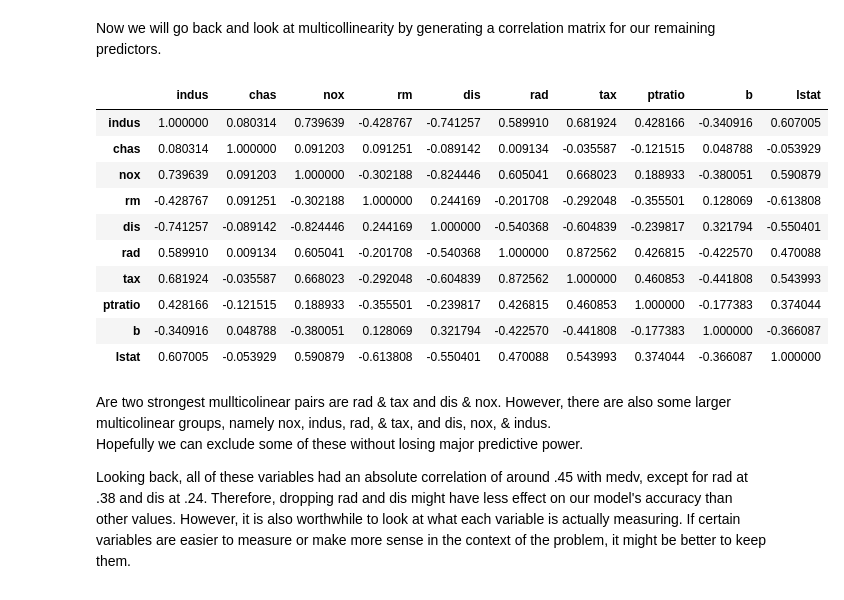
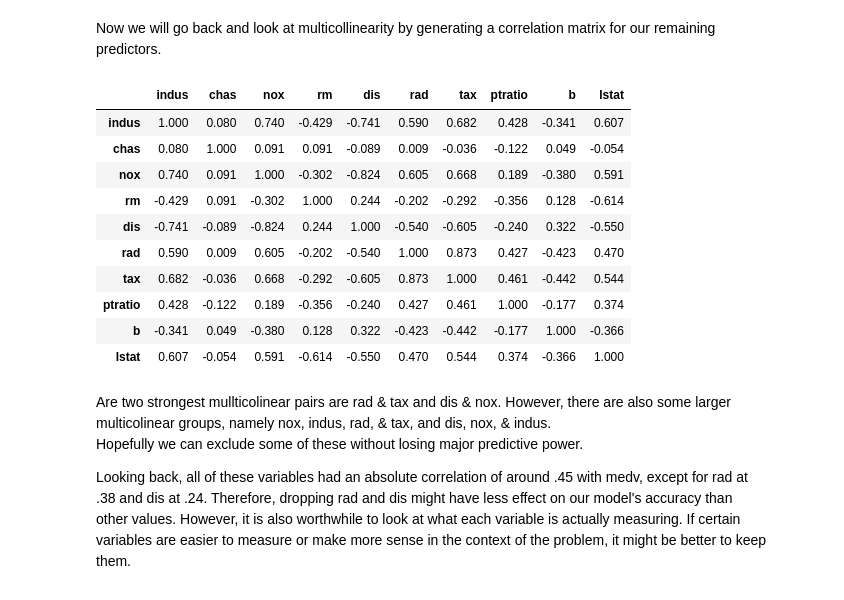
Before and after one commit to DataScienceForEngineers/DataProcTraining, a Jupyter notebook: Module 3 Linear Regression - Statsmodels/LinearRegression.ipynb, the cells around one changed output. Drawn from its saved outputs; the diff is of its cells as text; code cells hidden in the pictures.

```diff
--- a/Module 3 Linear Regression - Statsmodels/LinearRegression.ipynb
+++ b/Module 3 Linear Regression - Statsmodels/LinearRegression.ipynb
@@ -271,19 +270,19 @@ Despite removing three predictors, the $R^2$ of our model barely dropped. This m
 Now we will go back and look at multicollinearity by generating a correlation matrix for our remaining predictors.
 # %%
 cor_matrix2 = x2.corr() #run correlation matrix
-cor_matrix2.style.background_gradient(cmap='coolwarm', axis=None, vmin=-1, vmax=1) #produce correlation matrix table with
+cor_matrix2.style.background_gradient(cmap='coolwarm', axis=None, vmin=-1, vmax=1).format("{:.3f}")  #produce correlation matrix table with
 # %% [output]
 |  | indus | chas | nox | rm | dis | rad | tax | ptratio | b | lstat |
-| indus | 1.000000 | 0.080314 | 0.739639 | -0.428767 | -0.741257 | 0.589910 | 0.681924 | 0.428166 | -0.340916 | 0.607005 |
-| chas | 0.080314 | 1.000000 | 0.091203 | 0.091251 | -0.089142 | 0.009134 | -0.035587 | -0.121515 | 0.048788 | -0.053929 |
-| nox | 0.739639 | 0.091203 | 1.000000 | -0.302188 | -0.824446 | 0.605041 | 0.668023 | 0.188933 | -0.380051 | 0.590879 |
-| rm | -0.428767 | 0.091251 | -0.302188 | 1.000000 | 0.244169 | -0.201708 | -0.292048 | -0.355501 | 0.128069 | -0.613808 |
-| dis | -0.741257 | -0.089142 | -0.824446 | 0.244169 | 1.000000 | -0.540368 | -0.604839 | -0.239817 | 0.321794 | -0.550401 |
-| rad | 0.589910 | 0.009134 | 0.605041 | -0.201708 | -0.540368 | 1.000000 | 0.872562 | 0.426815 | -0.422570 | 0.470088 |
-| tax | 0.681924 | -0.035587 | 0.668023 | -0.292048 | -0.604839 | 0.872562 | 1.000000 | 0.460853 | -0.441808 | 0.543993 |
-| ptratio | 0.428166 | -0.121515 | 0.188933 | -0.355501 | -0.239817 | 0.426815 | 0.460853 | 1.000000 | -0.177383 | 0.374044 |
-| b | -0.340916 | 0.048788 | -0.380051 | 0.128069 | 0.321794 | -0.422570 | -0.441808 | -0.177383 | 1.000000 | -0.366087 |
-| lstat | 0.607005 | -0.053929 | 0.590879 | -0.613808 | -0.550401 | 0.470088 | 0.543993 | 0.374044 | -0.366087 | 1.000000 |
+| indus | 1.000 | 0.080 | 0.740 | -0.429 | -0.741 | 0.590 | 0.682 | 0.428 | -0.341 | 0.607 |
+| chas | 0.080 | 1.000 | 0.091 | 0.091 | -0.089 | 0.009 | -0.036 | -0.122 | 0.049 | -0.054 |
+| nox | 0.740 | 0.091 | 1.000 | -0.302 | -0.824 | 0.605 | 0.668 | 0.189 | -0.380 | 0.591 |
+| rm | -0.429 | 0.091 | -0.302 | 1.000 | 0.244 | -0.202 | -0.292 | -0.356 | 0.128 | -0.614 |
+| dis | -0.741 | -0.089 | -0.824 | 0.244 | 1.000 | -0.540 | -0.605 | -0.240 | 0.322 | -0.550 |
+| rad | 0.590 | 0.009 | 0.605 | -0.202 | -0.540 | 1.000 | 0.873 | 0.427 | -0.423 | 0.470 |
+| tax | 0.682 | -0.036 | 0.668 | -0.292 | -0.605 | 0.873 | 1.000 | 0.461 | -0.442 | 0.544 |
+| ptratio | 0.428 | -0.122 | 0.189 | -0.356 | -0.240 | 0.427 | 0.461 | 1.000 | -0.177 | 0.374 |
+| b | -0.341 | 0.049 | -0.380 | 0.128 | 0.322 | -0.423 | -0.442 | -0.177 | 1.000 | -0.366 |
+| lstat | 0.607 | -0.054 | 0.591 | -0.614 | -0.550 | 0.470 | 0.544 | 0.374 | -0.366 | 1.000 |
 # %% [markdown]
 Are two strongest mullticolinear pairs are rad & tax and dis & nox. However, there are also some larger multicolinear groups, namely nox, indus, rad, & tax, and dis, nox, & indus. <br>
 Hopefully we can exclude some of these without losing major predictive power.
```
Also changed, not shown: parts of 8 cells of this notebook.
